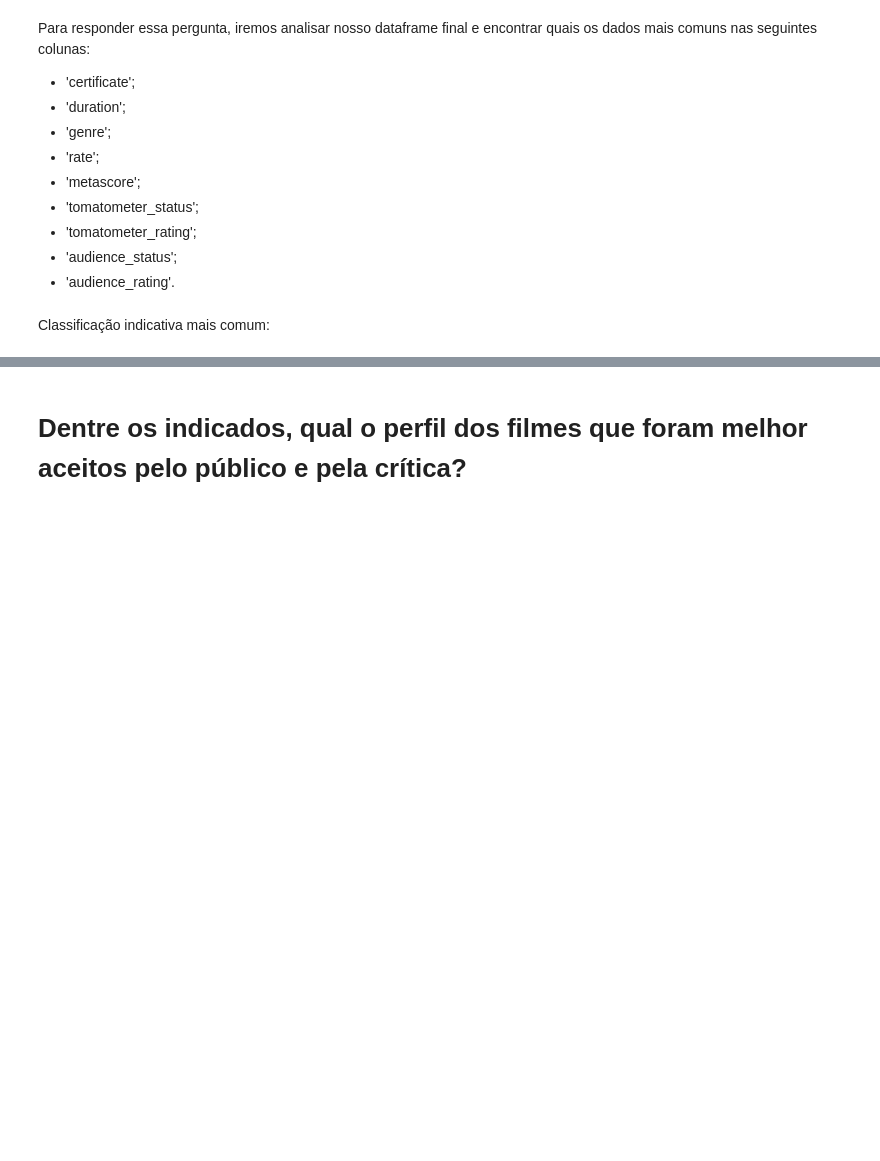
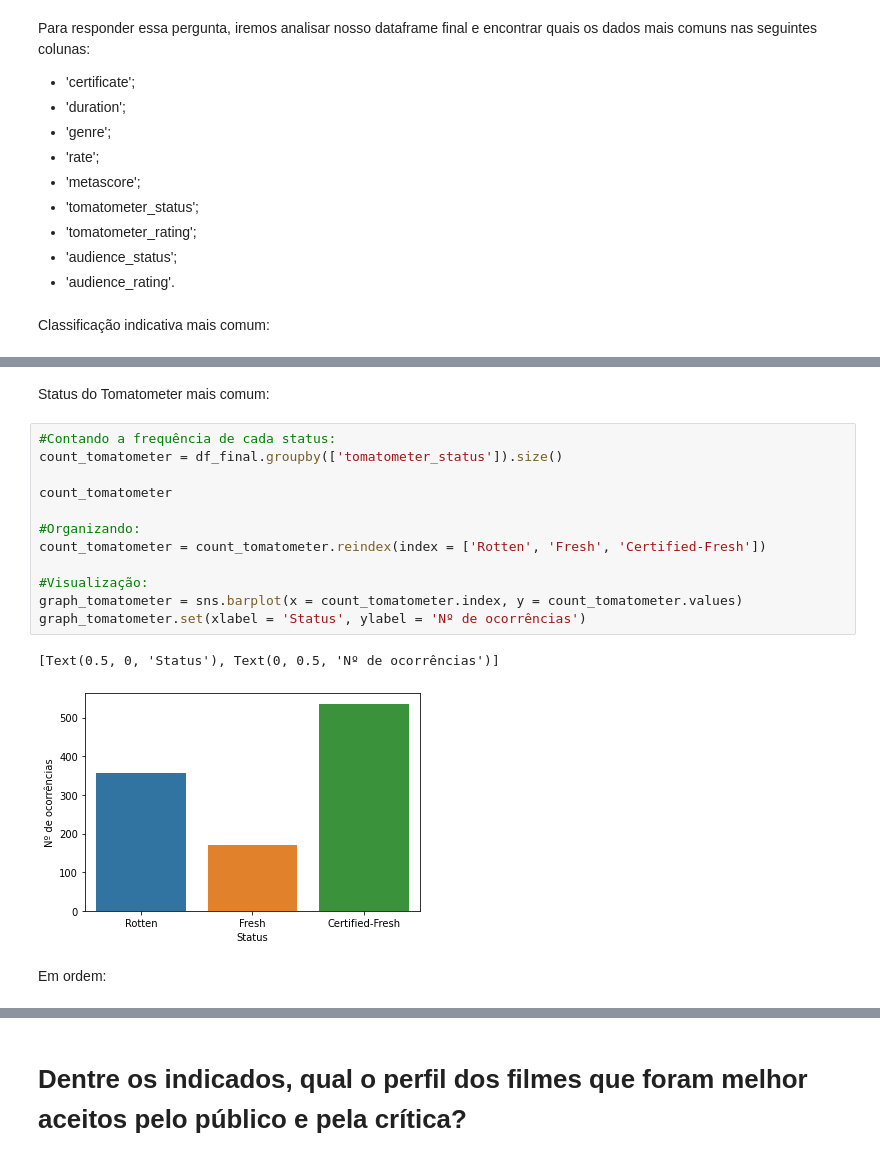
Before and after one commit to Jayvolv/Projeto-ICD, a Jupyter notebook: Projeto_FInal_ICD.ipynb, the cells around one changed output, grey strips where cells are left out. Drawn from its saved outputs; the diff is of its cells as text; blank space fills up the shorter version.

```diff
--- a/Projeto_FInal_ICD.ipynb
+++ b/Projeto_FInal_ICD.ipynb
@@ -173,0 +366,19 @@ graph_cert.set(xlabel = 'Certificados', ylabel = 'Nº de ocorrências')
+# %% [markdown]
+Status do Tomatometer mais comum:
+# %%
+#Contando a frequência de cada status:
+count_tomatometer = df_final.groupby(['tomatometer_status']).size()
+
+count_tomatometer
+
+#Organizando:
+count_tomatometer = count_tomatometer.reindex(index = ['Rotten', 'Fresh', 'Certified-Fresh'])
+
+#Visualização:
+graph_tomatometer = sns.barplot(x = count_tomatometer.index, y = count_tomatometer.values)
+graph_tomatometer.set(xlabel = 'Status', ylabel = 'Nº de ocorrências')
+# %% [output]
+[Text(0.5, 0, 'Status'), Text(0, 0.5, 'Nº de ocorrências')]
+[figure, added]
+# %% [markdown]
+Em ordem:
```
Also changed, not shown: parts of 48 cells of this notebook.
